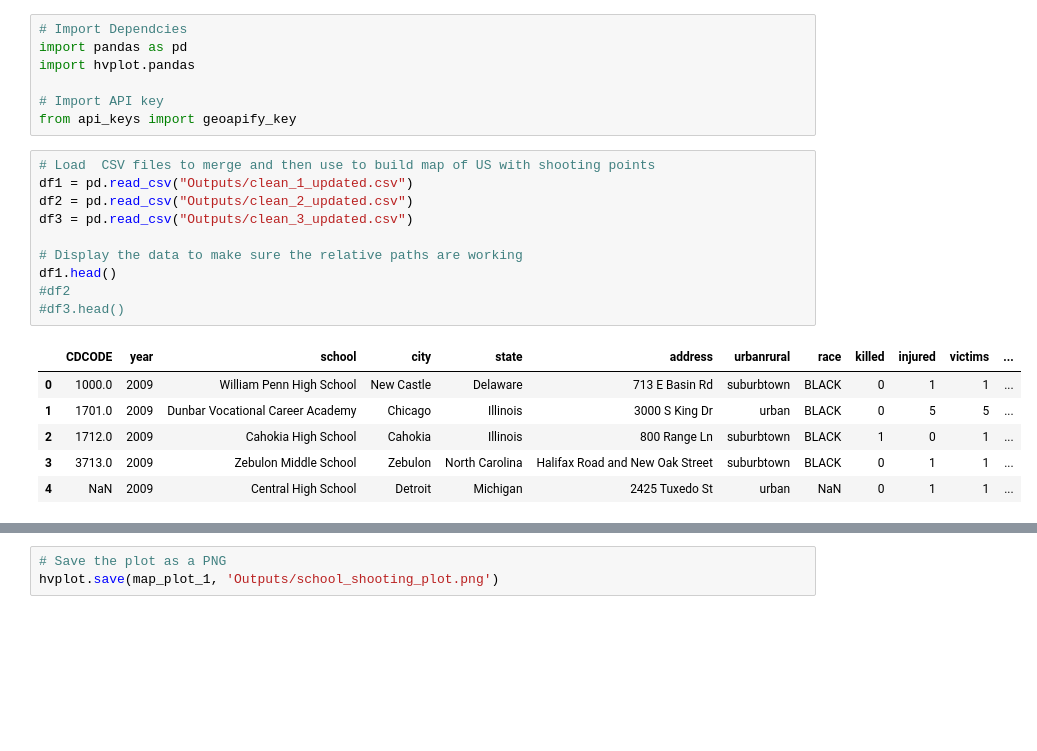
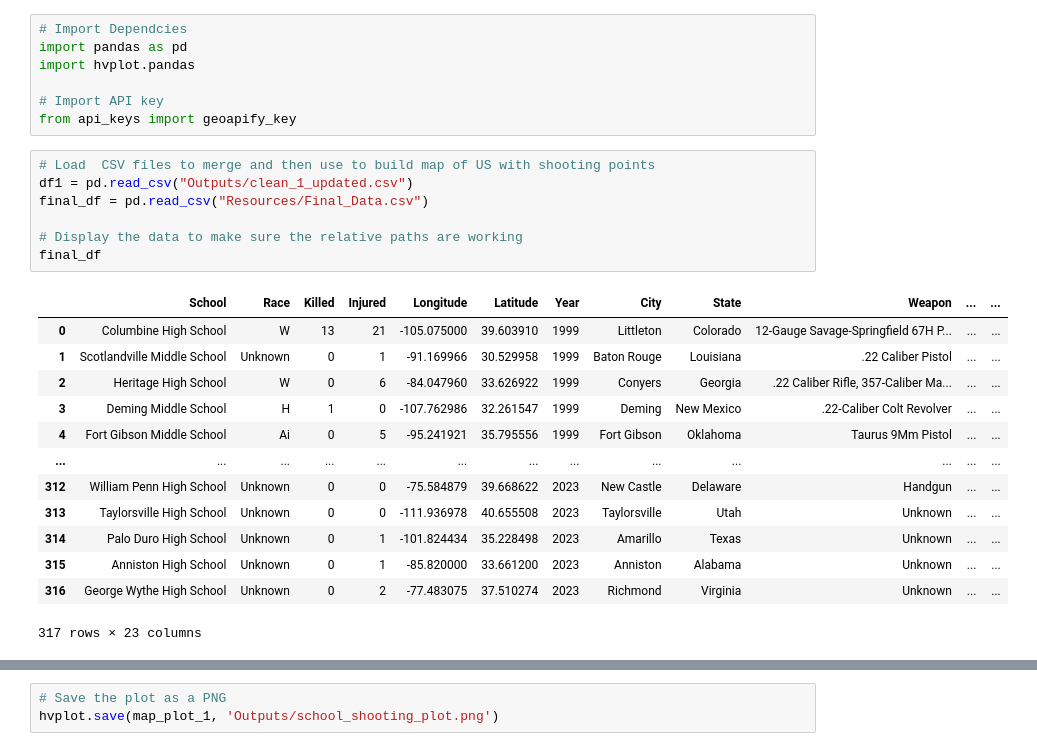
Before and after one commit to LeviEzra1/Project1_team4, a Jupyter notebook: jayce/map_plot.ipynb, the cells around one changed output, grey strips where cells are left out. Cells and saved outputs as stored; diff of their text form; blank space fills up the shorter version.

```diff
--- a/jayce/map_plot.ipynb
+++ b/jayce/map_plot.ipynb
@@ -8,17 +8,21 @@ from api_keys import geoapify_key
 # %%
 # Load  CSV files to merge and then use to build map of US with shooting points
 df1 = pd.read_csv("Outputs/clean_1_updated.csv")
-df2 = pd.read_csv("Outputs/clean_2_updated.csv")
-df3 = pd.read_csv("Outputs/clean_3_updated.csv")
+final_df = pd.read_csv("Resources/Final_Data.csv")
 
 # Display the data to make sure the relative paths are working
-df1.head()
-#df2
-#df3.head()
+final_df
 # %% [output]
-|  | CDCODE | year | school | city | state | address | urbanrural | race | killed | injured | victims | ... |
-| 0 | 1000.0 | 2009 | William Penn High School | New Castle | Delaware | 713 E Basin Rd | suburbtown | BLACK | 0 | 1 | 1 | ... |
-| 1 | 1701.0 | 2009 | Dunbar Vocational Career Academy | Chicago | Illinois | 3000 S King Dr | urban | BLACK | 0 | 5 | 5 | ... |
-| 2 | 1712.0 | 2009 | Cahokia High School | Cahokia | Illinois | 800 Range Ln | suburbtown | BLACK | 1 | 0 | 1 | ... |
-| 3 | 3713.0 | 2009 | Zebulon Middle School | Zebulon | North Carolina | Halifax Road and New Oak Street | suburbtown | BLACK | 0 | 1 | 1 | ... |
-| 4 | NaN | 2009 | Central High School | Detroit | Michigan | 2425 Tuxedo St | urban | NaN | 0 | 1 | 1 | ... |
+|  | School | Race | Killed | Injured | Longitude | Latitude | Year | City | State | Weapon | ... | ... |
+| 0 | Columbine High School | W | 13 | 21 | -105.075000 | 39.603910 | 1999 | Littleton | Colorado | 12-Gauge Savage-Springfield 67H P... | ... | ... |
+| 1 | Scotlandville Middle School | Unknown | 0 | 1 | -91.169966 | 30.529958 | 1999 | Baton Rouge | Louisiana | .22 Caliber Pistol | ... | ... |
+| 2 | Heritage High School | W | 0 | 6 | -84.047960 | 33.626922 | 1999 | Conyers | Georgia | .22 Caliber Rifle, 357-Caliber Ma... | ... | ... |
+| 3 | Deming Middle School | H | 1 | 0 | -107.762986 | 32.261547 | 1999 | Deming | New Mexico | .22-Caliber Colt Revolver | ... | ... |
+| 4 | Fort Gibson Middle School | Ai | 0 | 5 | -95.241921 | 35.795556 | 1999 | Fort Gibson | Oklahoma | Taurus 9Mm Pistol | ... | ... |
+| ... | ... | ... | ... | ... | ... | ... | ... | ... | ... | ... | ... | ... |
+| 312 | William Penn High School | Unknown | 0 | 0 | -75.584879 | 39.668622 | 2023 | New Castle | Delaware | Handgun | ... | ... |
+| 313 | Taylorsville High School | Unknown | 0 | 0 | -111.936978 | 40.655508 | 2023 | Taylorsville | Utah | Unknown | ... | ... |
+| 314 | Palo Duro High School | Unknown | 0 | 1 | -101.824434 | 35.228498 | 2023 | Amarillo | Texas | Unknown | ... | ... |
+| 315 | Anniston High School | Unknown | 0 | 1 | -85.820000 | 33.661200 | 2023 | Anniston | Alabama | Unknown | ... | ... |
+| 316 | George Wythe High School | Unknown | 0 | 2 | -77.483075 | 37.510274 | 2023 | Richmond | Virginia | Unknown | ... | ... |
+317 rows × 23 columns
```
Also changed, not shown: parts of 3 cells of this notebook, 2 other files.
